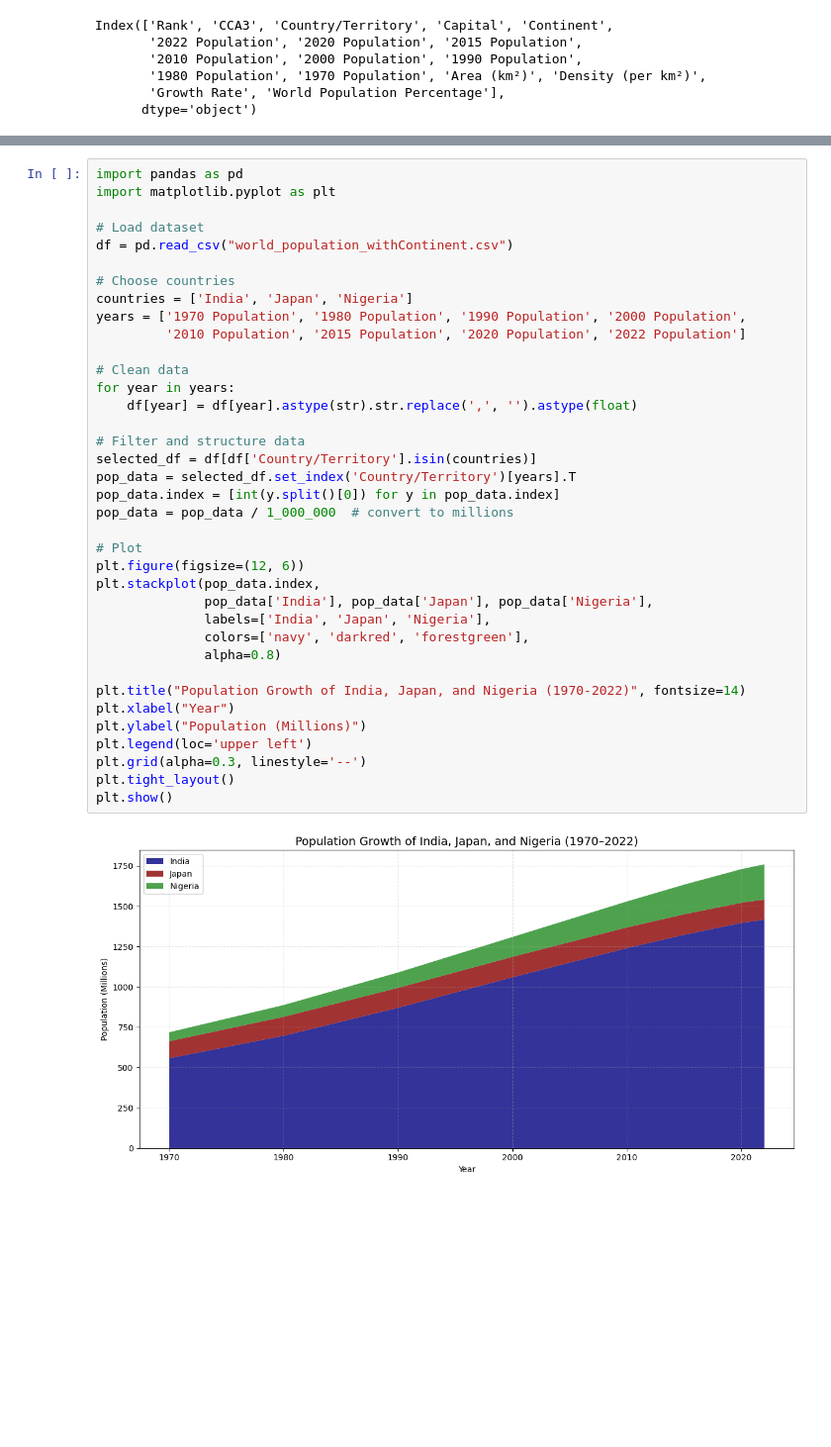
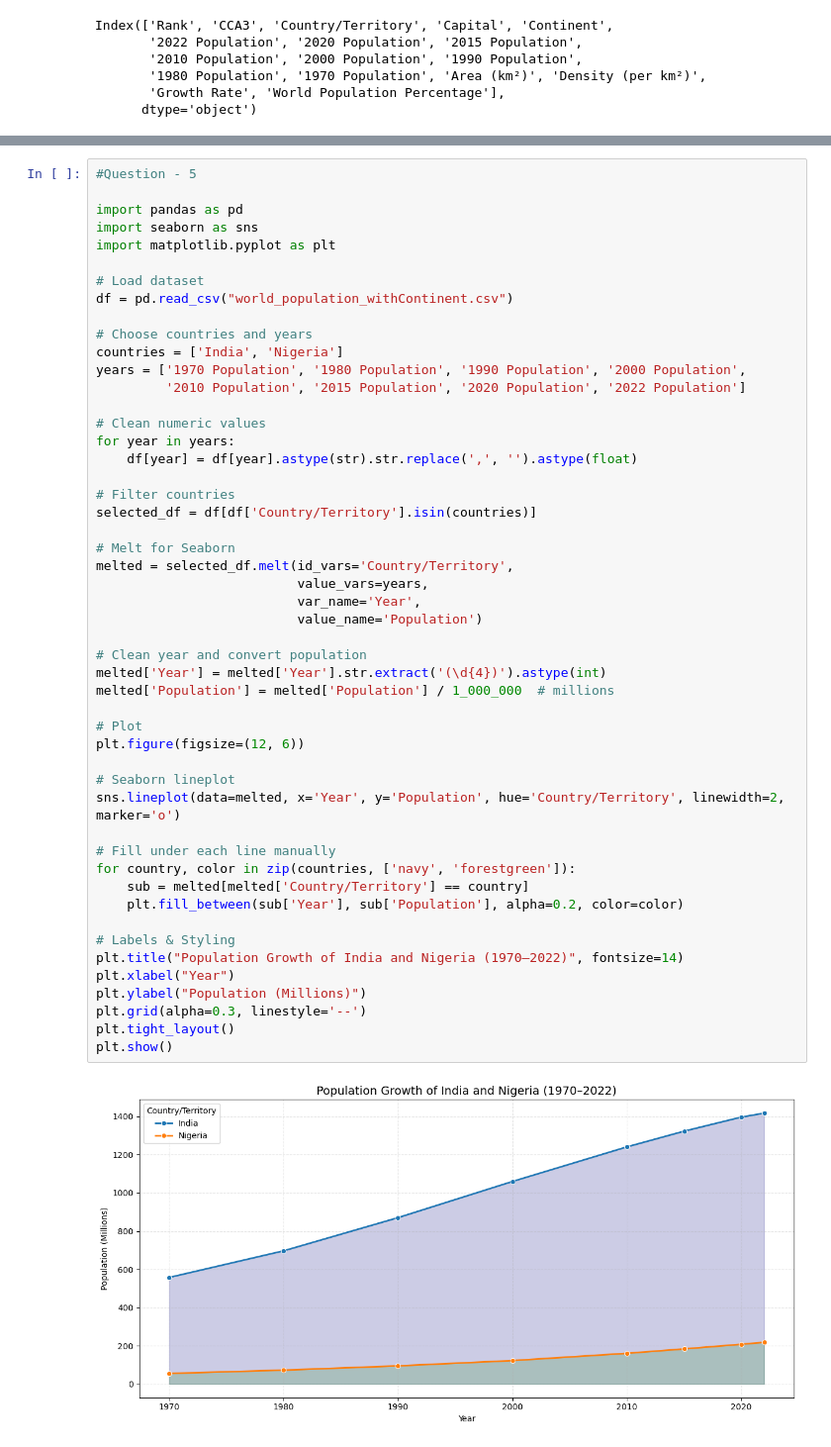
Before and after one commit to a-anuj/Data-Visualization, a Jupyter notebook: Case study/review1.ipynb, the cells around one changed output, grey strips where cells are left out. Shown at 99% size. Drawn from its saved outputs; the diff is of its cells as text; blank space fills up the shorter version.

Commit message:
change the stacked-area chart from using matplotlib to seaborn

```diff
--- a/Case study/review1.ipynb
+++ b/Case study/review1.ipynb
@@ -260,41 +268,54 @@ See the caveats in the documentation: https://pandas.pydata.org/pandas-docs/stab
   asia_df[year] = asia_df[year].astype(str).str.replace(',', '').astype(float)
 [figure]
 # %%
+#Question - 5
+
 import pandas as pd
+import seaborn as sns
 import matplotlib.pyplot as plt
 
 # Load dataset
 df = pd.read_csv("world_population_withContinent.csv")
 
-# Choose countries
-countries = ['India', 'Japan', 'Nigeria']
+# Choose countries and years
+countries = ['India', 'Nigeria']
 years = ['1970 Population', '1980 Population', '1990 Population', '2000 Population',
          '2010 Population', '2015 Population', '2020 Population', '2022 Population']
 
-# Clean data
+# Clean numeric values
 for year in years:
     df[year] = df[year].astype(str).str.replace(',', '').astype(float)
 
-# Filter and structure data
+# Filter countries
 selected_df = df[df['Country/Territory'].isin(countries)]
-pop_data = selected_df.set_index('Country/Territory')[years].T
-pop_data.index = [int(y.split()[0]) for y in pop_data.index]
-pop_data = pop_data / 1_000_000  # convert to millions
+
+# Melt for Seaborn
+melted = selected_df.melt(id_vars='Country/Territory',
+                          value_vars=years,
+                          var_name='Year',
+                          value_name='Population')
+
+# Clean year and convert population
+melted['Year'] = melted['Year'].str.extract('(\d{4})').astype(int)
+melted['Population'] = melted['Population'] / 1_000_000  # millions
 
 # Plot
 plt.figure(figsize=(12, 6))
-plt.stackplot(pop_data.index,
-              pop_data['India'], pop_data['Japan'], pop_data['Nigeria'],
-              labels=['India', 'Japan', 'Nigeria'],
-              colors=['navy', 'darkred', 'forestgreen'],
-              alpha=0.8)
 
-plt.title("Population Growth of India, Japan, and Nigeria (1970-2022)", fontsize=14)
+# Seaborn lineplot
+sns.lineplot(data=melted, x='Year', y='Population', hue='Country/Territory', linewidth=2, marker='o')
+
+# Fill under each line manually
+for country, color in zip(countries, ['navy', 'forestgreen']):
+    sub = melted[melted['Country/Territory'] == country]
+    plt.fill_between(sub['Year'], sub['Population'], alpha=0.2, color=color)
+
+# Labels & Styling
+plt.title("Population Growth of India and Nigeria (1970–2022)", fontsize=14)
 plt.xlabel("Year")
 plt.ylabel("Population (Millions)")
-plt.legend(loc='upper left')
 plt.grid(alpha=0.3, linestyle='--')
 plt.tight_layout()
 plt.show()
 # %% [output]
-[figure, old version]
+[figure, new version]
```
Also changed, not shown: parts of 4 cells of this notebook.
